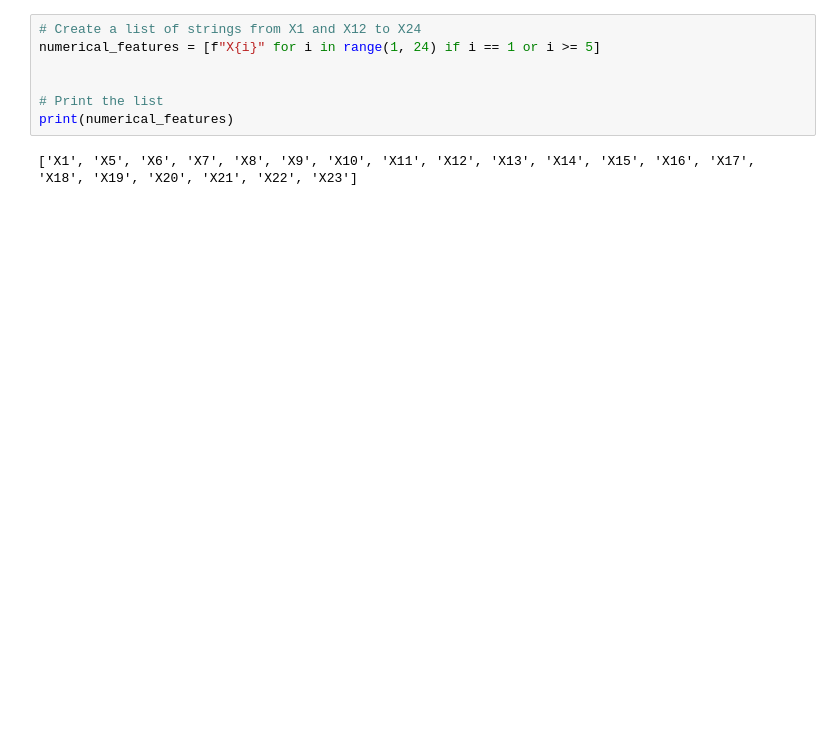
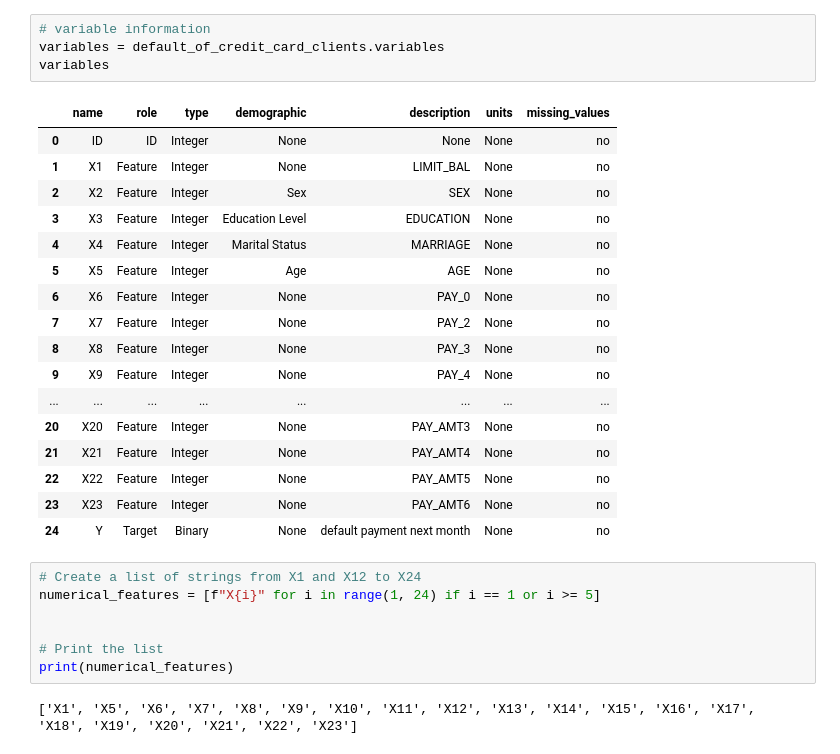
Before and after one commit to annamikulich/PROJECT-4, a Jupyter notebook: doodles.ipynb, the cells around one changed output. Cells and saved outputs as stored; diff of their text form; blank space fills up the shorter version.

```diff
--- a/doodles.ipynb
+++ b/doodles.ipynb
@@ -39,3 +31,25 @@ print(default_of_credit_card_clients.variables)
+# %%
+# variable information
+variables = default_of_credit_card_clients.variables
+variables
+# %% [output]
+|  | name | role | type | demographic | description | units | missing_values |
+| 0 | ID | ID | Integer | None | None | None | no |
+| 1 | X1 | Feature | Integer | None | LIMIT_BAL | None | no |
+| 2 | X2 | Feature | Integer | Sex | SEX | None | no |
+| 3 | X3 | Feature | Integer | Education Level | EDUCATION | None | no |
+| 4 | X4 | Feature | Integer | Marital Status | MARRIAGE | None | no |
+| 5 | X5 | Feature | Integer | Age | AGE | None | no |
+| 6 | X6 | Feature | Integer | None | PAY_0 | None | no |
+| 7 | X7 | Feature | Integer | None | PAY_2 | None | no |
+| 8 | X8 | Feature | Integer | None | PAY_3 | None | no |
+| 9 | X9 | Feature | Integer | None | PAY_4 | None | no |
+| ... | ... | ... | ... | ... | ... | ... | ... |
+| 20 | X20 | Feature | Integer | None | PAY_AMT3 | None | no |
+| 21 | X21 | Feature | Integer | None | PAY_AMT4 | None | no |
+| 22 | X22 | Feature | Integer | None | PAY_AMT5 | None | no |
+| 23 | X23 | Feature | Integer | None | PAY_AMT6 | None | no |
+| 24 | Y | Target | Binary | None | default payment next month | None | no |
 # %%
 # Create a list of strings from X1 and X12 to X24
 numerical_features = [f"X{i}" for i in range(1, 24) if i == 1 or i >= 5]
```
Also changed, not shown: parts of 23 cells of this notebook, 10 other files.
